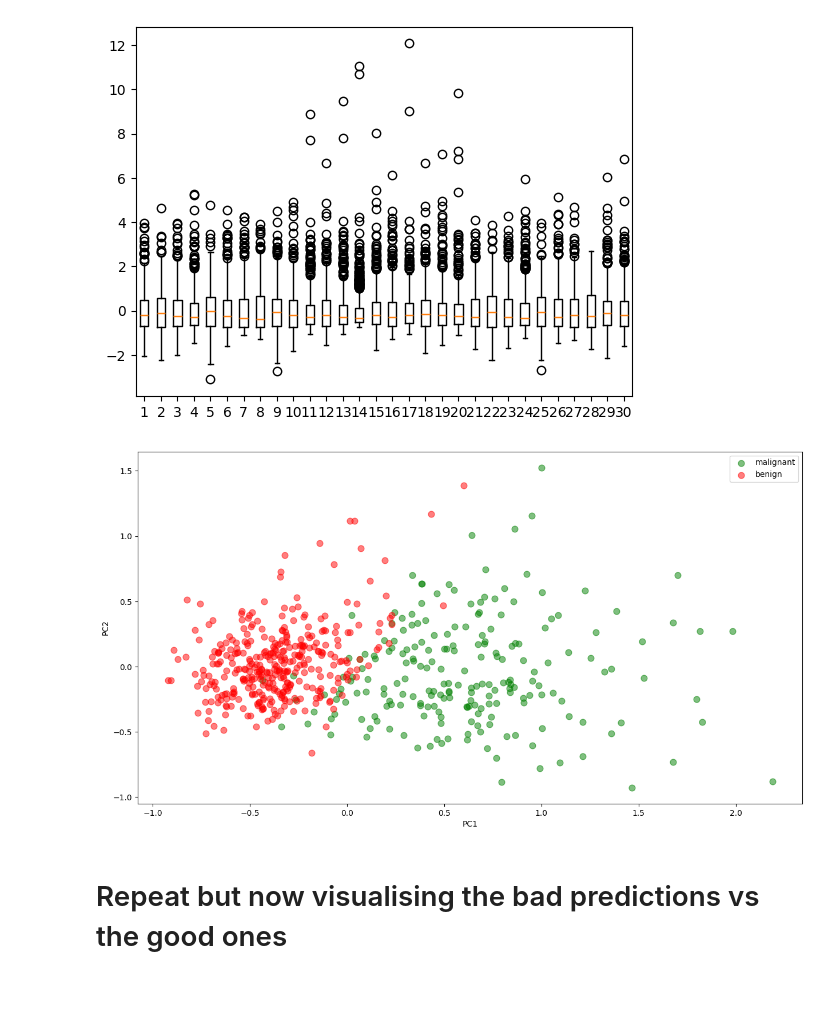
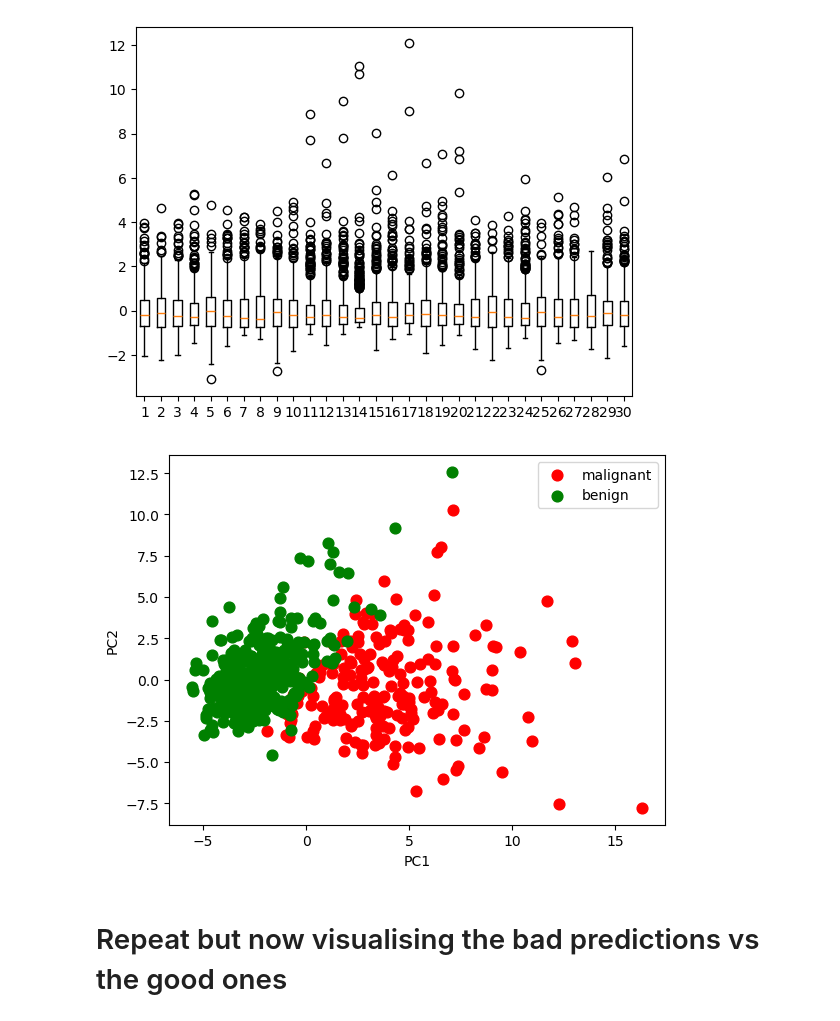
Before and after one commit to vitorodesouzaUma/modulo6, a Jupyter notebook: KNN/KNN-v2.ipynb, the cells around one changed output. Cells and saved outputs as stored; diff of their text form; code cells hidden in the pictures; blank space fills up the shorter version.

```diff
--- a/KNN/KNN-v2.ipynb
+++ b/KNN/KNN-v2.ipynb
@@ -587,33 +683,28 @@ plt.show()
 # %%
 # Visualise the data in 2D
 from sklearn.decomposition import PCA
 %matplotlib inline
 # Lets also use PCA to reduce the dimensionality and visualise the resulting labels
-
-# I'll use MinMaxScaler() as I'd used in the experiments before
-scaler = MinMaxScaler()
-X_scaled = pd.DataFrame(scaler.fit_transform(X))
-
 # Perform PCA
 pca = PCA(n_components=2)
 X_pca = pca.fit_transform(X_scaled)
 X_pca = pd.DataFrame(X_pca, columns=['PC1', 'PC2'])
 X_pca['target'] = y  # Assuming 'target' is the name of your target column
 
 # Plot the data
-fig, ax = plt.subplots(figsize=(15, 8))
+fig, ax = plt.subplots()
 targets = X_pca['target'].unique()
-colors = ['g', 'r']
+colors = ['r', 'g']  # Assuming you have only two unique target classes
 for target, color in zip(targets, colors):
     target_data = X_pca[X_pca['target'] == target]
-    ax.scatter(target_data['PC1'], target_data['PC2'], c=color, label=target, s=60, alpha=0.5)
+    ax.scatter(target_data['PC1'], target_data['PC2'], c=color, label=target, s=60)
 
 ax.set_xlabel('PC1')
 ax.set_ylabel('PC2')
 ax.legend([target_names[0], target_names[1]])
 plt.show()
 # %% [output]
-[figure, old version]
+[figure, new version]
 # %%
 # repeat in 3D
 %matplotlib qt
```
Also changed, not shown: parts of 18 cells of this notebook, 1 other file.
